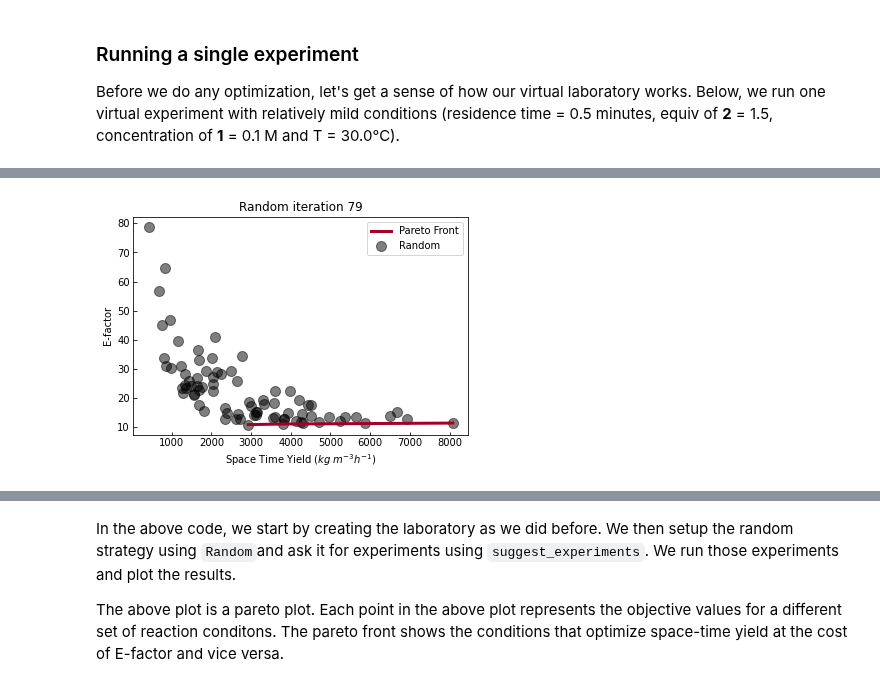
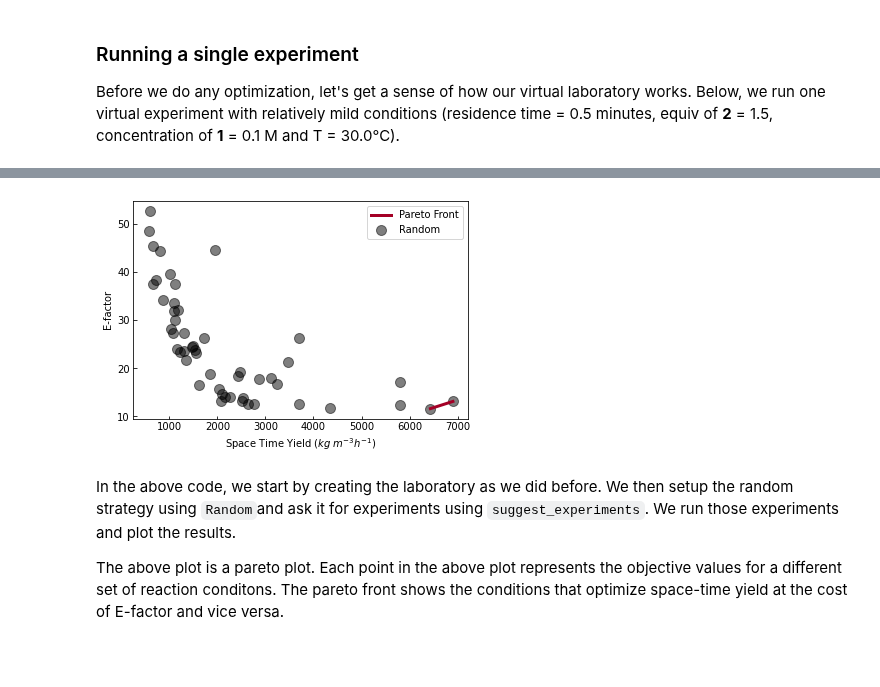
Before and after one commit to sustainable-processes/summit, a Jupyter notebook: docs/source/tutorial.ipynb, the cells around one changed output, grey strips where cells are left out. Saved outputs shown, nothing was run; the diff lists cells and outputs as text; code cells hidden in the pictures; blank space fills up the shorter version.

```diff
--- a/docs/source/tutorial.ipynb
+++ b/docs/source/tutorial.ipynb
@@ -72,44 +87,16 @@ We are going to first use a random strategy as a baseline, where each experiment
-# %%
-from summit.benchmarks import SnarBenchmark
-from summit.strategies import Random
-import matplotlib.pyplot as plt
-from IPython.display import clear_output
-
-#Set up the laboratory
-lab = SnarBenchmark()
-lab.reset()
-
-# Instantiate random sampling strategy
-random = Random(lab.domain)
-names = [r'Space Time Yield ($kg \; m^{-3} h^{-1}$)', 'E-factor']
-
-# Run random sampling
-print("Running Random sampling")
-for i in range(80):
-
-    # Get Random suggestions
-    experiments = random.suggest_experiments(1)
-
-    # Run experiments
-    results = lab.run_experiments(experiments)
-
-    # Update plot every 5 iterations
-    if i % 5 == 0:
-        clear_output(wait=True)
-        fig, ax = lab.pareto_plot()
-        ax.set_xlabel(names[0])
-        ax.set_ylabel(names[1])
-
-        ax.tick_params(direction='in')
-        plt.show(fig)
-        print(f"Running random iterations {i+1} to {i+5}")
-
-clear_output(wait=True)
-fig, ax = lab.pareto_plot()
-ax.set_xlabel(names[0])
-ax.set_ylabel(names[1])
-ax.set_title(f"Random iteration {i}")
-ax.tick_params(direction='in')
-plt.show(fig)
-# %% [output]
-[figure, removed]
+# %%
+#Set up the experiment
+exp = SnarBenchmark()
+
+# Instantiate random sampling strategy
+strategy = Random(exp.domain)
+
+# Use the runner to run closed loop optimisation
+r = Runner(strategy=strategy, experiment=exp, max_iterations=50)
+r.run()
+
+# Plot the results
+fig, ax = exp.pareto_plot()
+_ = ax.set_xlabel('Space Time Yield ($kg \; m^{-3} h^{-1}$)')
+_ = ax.set_ylabel('E-factor')
+# %% [output]
@@ -116,3 +104,4 @@ plt.show(fig)
+[figure, added]
 # %% [markdown]
 In the above code, we start by creating the laboratory as we did before. We then setup the random strategy using `Random`and ask it for experiments using `suggest_experiments`. We run those experiments and plot the results.
 
```
Also changed, not shown: parts of 48 cells of this notebook, 40 other files.
